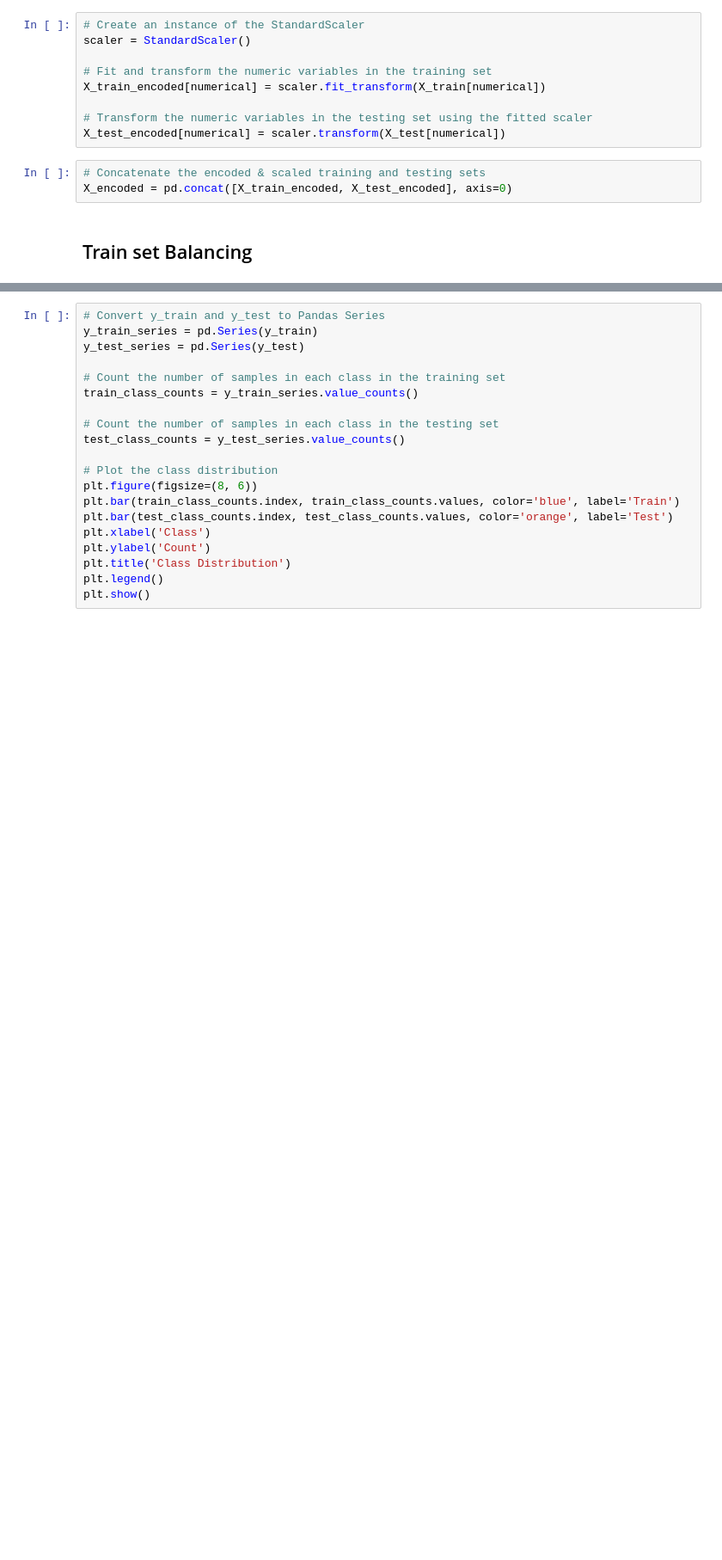
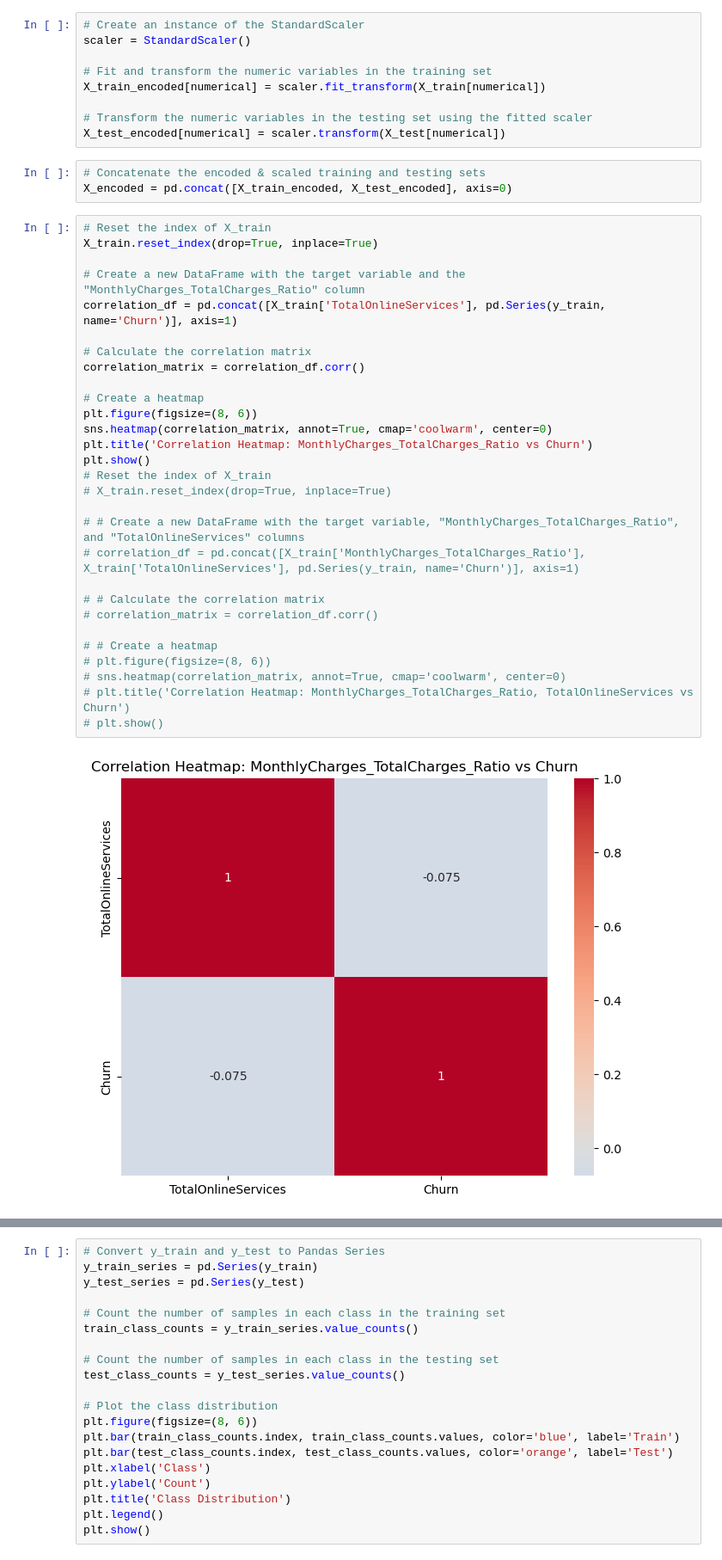
Before and after one commit to Israel-Anaba/Classification-Project-Customer-Attrition-Case, a Jupyter notebook: Customer Churn .ipynb, the cells around one changed output, grey strips where cells are left out. Shown at 86% size. Saved outputs shown, nothing was run; the diff lists cells and outputs as text; blank space fills up the shorter version.

```diff
--- a/Customer Churn .ipynb
+++ b/Customer Churn .ipynb
@@ -960,5 +1005,34 @@ X_test_encoded[numerical] = scaler.transform(X_test[numerical])
 # %%
 # Concatenate the encoded & scaled training and testing sets
 X_encoded = pd.concat([X_train_encoded, X_test_encoded], axis=0)
-# %% [markdown]
-## Train set Balancing
+# %%
+# Reset the index of X_train
+X_train.reset_index(drop=True, inplace=True)
+
+# Create a new DataFrame with the target variable and the "MonthlyCharges_TotalCharges_Ratio" column
+correlation_df = pd.concat([X_train['TotalOnlineServices'], pd.Series(y_train, name='Churn')], axis=1)
+
+# Calculate the correlation matrix
+correlation_matrix = correlation_df.corr()
+
+# Create a heatmap
+plt.figure(figsize=(8, 6))
+sns.heatmap(correlation_matrix, annot=True, cmap='coolwarm', center=0)
+plt.title('Correlation Heatmap: MonthlyCharges_TotalCharges_Ratio vs Churn')
+plt.show()
+# Reset the index of X_train
+# X_train.reset_index(drop=True, inplace=True)
+
+# # Create a new DataFrame with the target variable, "MonthlyCharges_TotalCharges_Ratio", and "TotalOnlineServices" columns
+# correlation_df = pd.concat([X_train['MonthlyCharges_TotalCharges_Ratio'], X_train['TotalOnlineServices'], pd.Series(y_train, name='Churn')], axis=1)
+
+# # Calculate the correlation matrix
+# correlation_matrix = correlation_df.corr()
+
+# # Create a heatmap
+# plt.figure(figsize=(8, 6))
+# sns.heatmap(correlation_matrix, annot=True, cmap='coolwarm', center=0)
+# plt.title('Correlation Heatmap: MonthlyCharges_TotalCharges_Ratio, TotalOnlineServices vs Churn')
+# plt.show()
+# %% [output]
+[figure, added]
```
Also changed, not shown: parts of 33 cells of this notebook, 1 other file.
